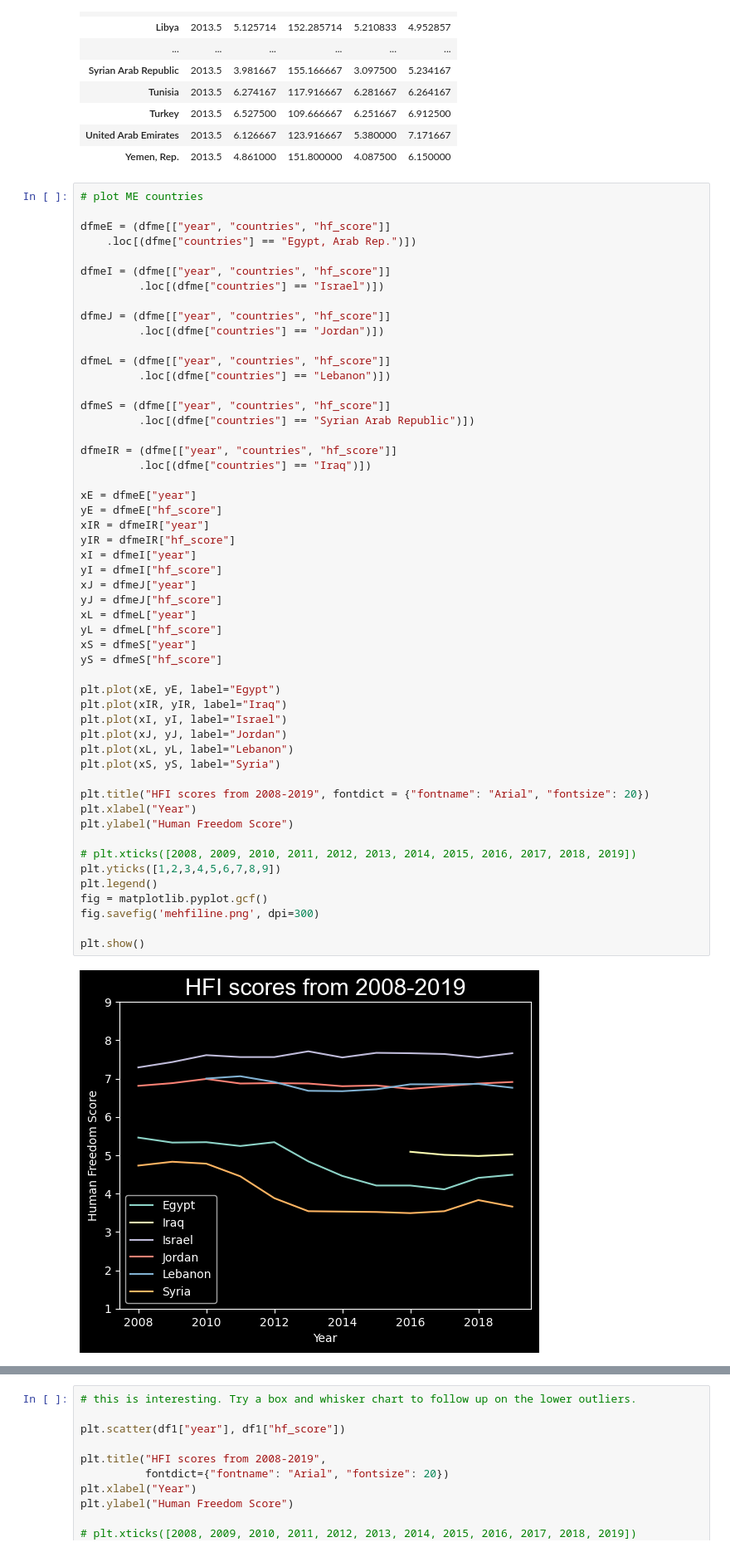
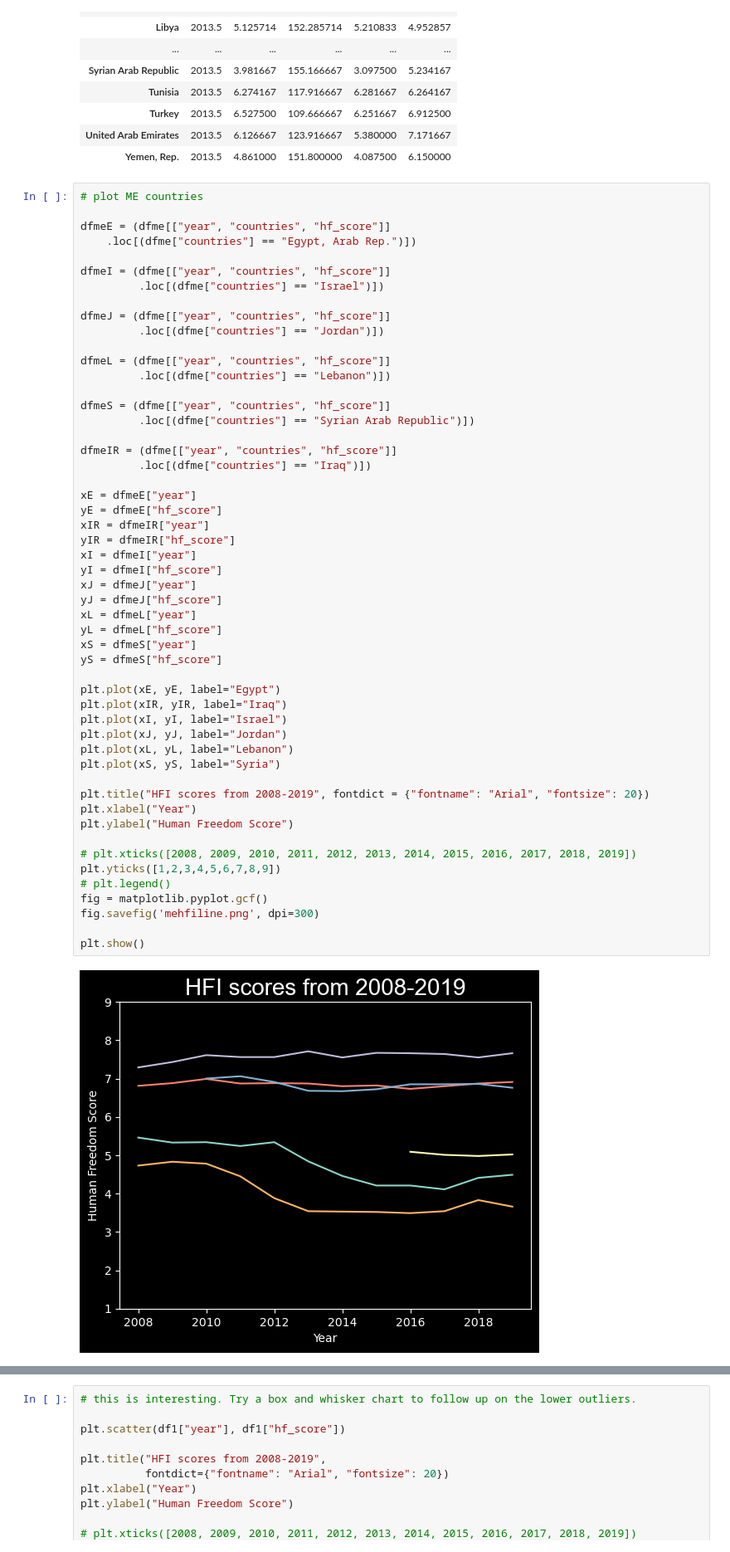
Before and after one commit to NJB7/HumanFreedomIndexProject, a Jupyter notebook: HFIProject.ipynb, the cells around one changed output, grey strips where cells are left out. Shown: that part at 83% size. Saved outputs shown, nothing was run; the diff lists cells and outputs as text.

```diff
--- a/HFIProject.ipynb
+++ b/HFIProject.ipynb
@@ -383,33 +369,33 @@ xE = dfmeE["year"]
 yE = dfmeE["hf_score"]
 xIR = dfmeIR["year"]
 yIR = dfmeIR["hf_score"]
 xI = dfmeI["year"]
 yI = dfmeI["hf_score"]
 xJ = dfmeJ["year"]
 yJ = dfmeJ["hf_score"]
 xL = dfmeL["year"]
 yL = dfmeL["hf_score"]
 xS = dfmeS["year"]
 yS = dfmeS["hf_score"]
 
 plt.plot(xE, yE, label="Egypt")
 plt.plot(xIR, yIR, label="Iraq")
 plt.plot(xI, yI, label="Israel")
 plt.plot(xJ, yJ, label="Jordan")
 plt.plot(xL, yL, label="Lebanon")
 plt.plot(xS, yS, label="Syria")
 
 plt.title("HFI scores from 2008-2019", fontdict = {"fontname": "Arial", "fontsize": 20})
 plt.xlabel("Year")
 plt.ylabel("Human Freedom Score")
 
 # plt.xticks([2008, 2009, 2010, 2011, 2012, 2013, 2014, 2015, 2016, 2017, 2018, 2019])
 plt.yticks([1,2,3,4,5,6,7,8,9])
-plt.legend()
+# plt.legend()
 fig = matplotlib.pyplot.gcf()
 fig.savefig('mehfiline.png', dpi=300)
 
 plt.show()
 # %% [output]
-[figure, old version]
+[figure, new version]
 # %%
```
Also changed, not shown: parts of 15 cells of this notebook, 9 other files.
